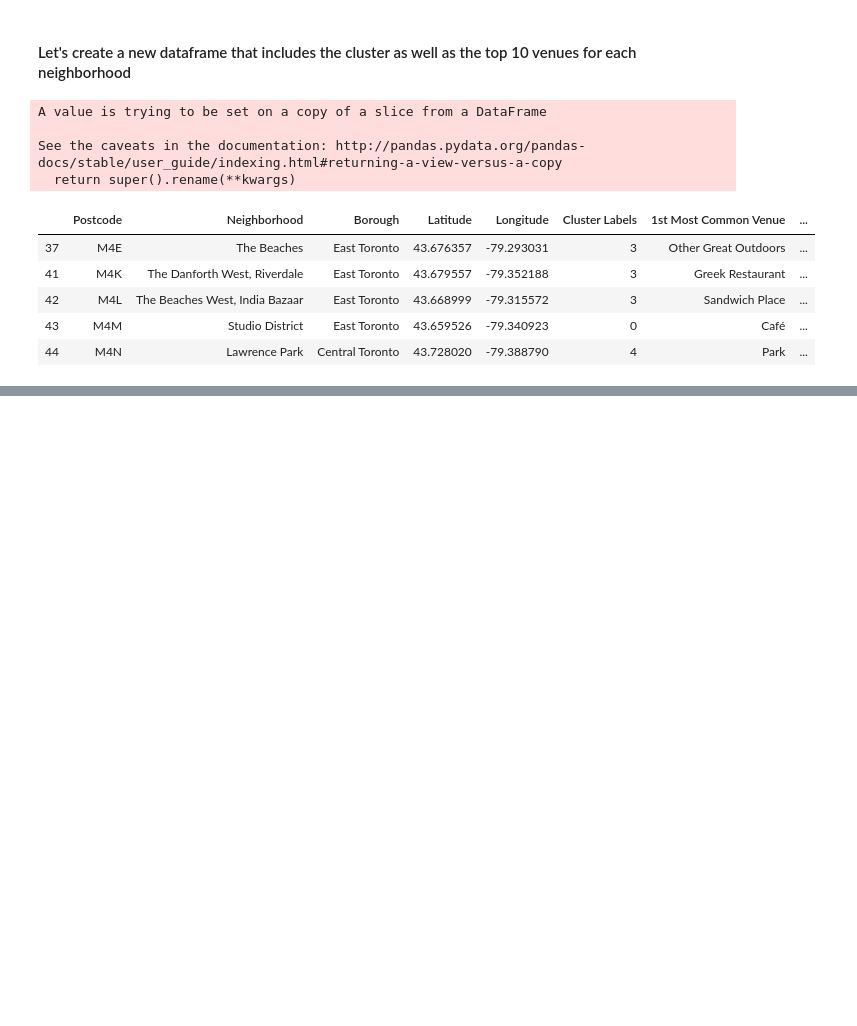
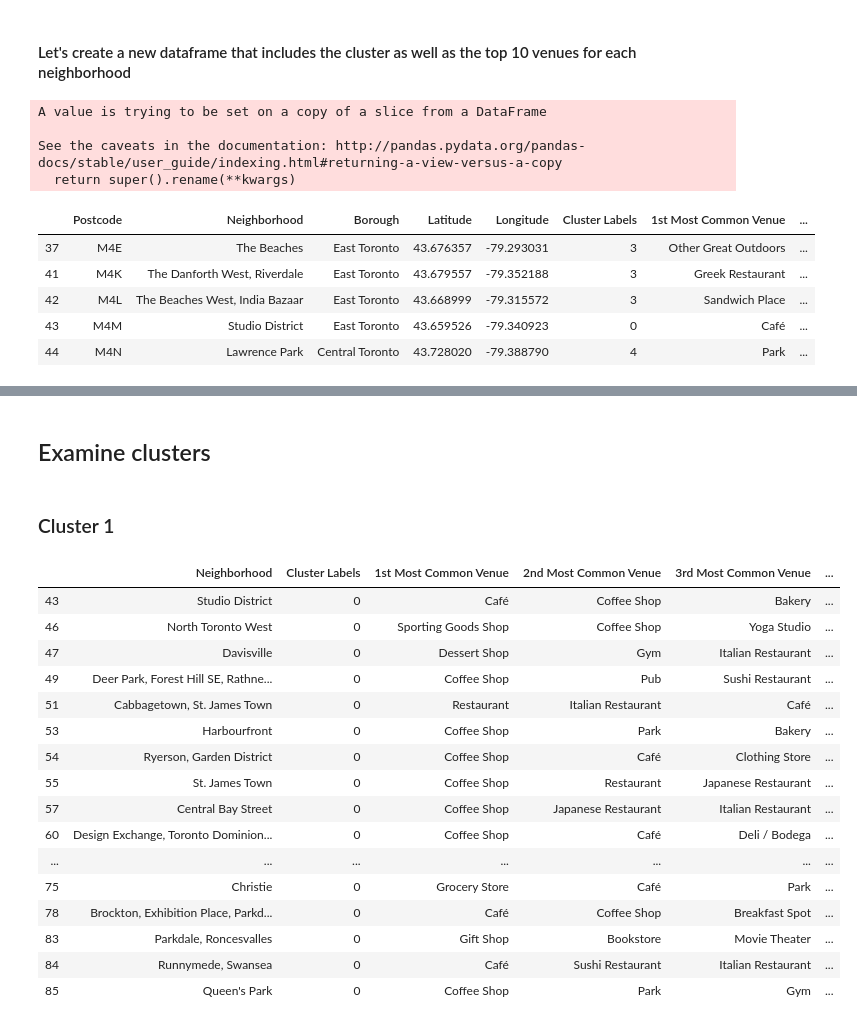
Before and after one commit to andrejpetrusevski/Coursera_Capstone, a Jupyter notebook: Clustering.ipynb, the cells around one changed output, grey strips where cells are left out. Saved outputs shown, nothing was run; the diff lists cells and outputs as text; code cells hidden in the pictures; blank space fills up the shorter version.

Commit message:
Clustering

```diff
--- a/Clustering.ipynb
+++ b/Clustering.ipynb
@@ -374,3 +374,27 @@ for lat, lon, poi, cluster in zip(toronto_merged['Latitude'], toronto_merged['Lo
 map_clusters
 # %% [output]
 [interactive output not drawn]
+# %% [markdown]
+## Examine clusters
+# %% [markdown]
+### Cluster 1
+# %%
+toronto_merged.loc[toronto_merged['Cluster Labels'] == 0, toronto_merged.columns[[1] + list(range(5, toronto_merged.shape[1]))]]
+# %% [output]
+|  | Neighborhood | Cluster Labels | 1st Most Common Venue | 2nd Most Common Venue | 3rd Most Common Venue | ... |
+| 43 | Studio District | 0 | Café | Coffee Shop | Bakery | ... |
+| 46 | North Toronto West | 0 | Sporting Goods Shop | Coffee Shop | Yoga Studio | ... |
+| 47 | Davisville | 0 | Dessert Shop | Gym | Italian Restaurant | ... |
+| 49 | Deer Park, Forest Hill SE, Rathne... | 0 | Coffee Shop | Pub | Sushi Restaurant | ... |
+| 51 | Cabbagetown, St. James Town | 0 | Restaurant | Italian Restaurant | Café | ... |
+| 53 | Harbourfront | 0 | Coffee Shop | Park | Bakery | ... |
+| 54 | Ryerson, Garden District | 0 | Coffee Shop | Café | Clothing Store | ... |
+| 55 | St. James Town | 0 | Coffee Shop | Restaurant | Japanese Restaurant | ... |
+| 57 | Central Bay Street | 0 | Coffee Shop | Japanese Restaurant | Italian Restaurant | ... |
+| 60 | Design Exchange, Toronto Dominion... | 0 | Coffee Shop | Café | Deli / Bodega | ... |
+| ... | ... | ... | ... | ... | ... | ... |
+| 75 | Christie | 0 | Grocery Store | Café | Park | ... |
+| 78 | Brockton, Exhibition Place, Parkd... | 0 | Café | Coffee Shop | Breakfast Spot | ... |
+| 83 | Parkdale, Roncesvalles | 0 | Gift Shop | Bookstore | Movie Theater | ... |
+| 84 | Runnymede, Swansea | 0 | Café | Sushi Restaurant | Italian Restaurant | ... |
+| 85 | Queen's Park | 0 | Coffee Shop | Park | Gym | ... |
```
Also changed, not shown: parts of 2 cells of this notebook.
